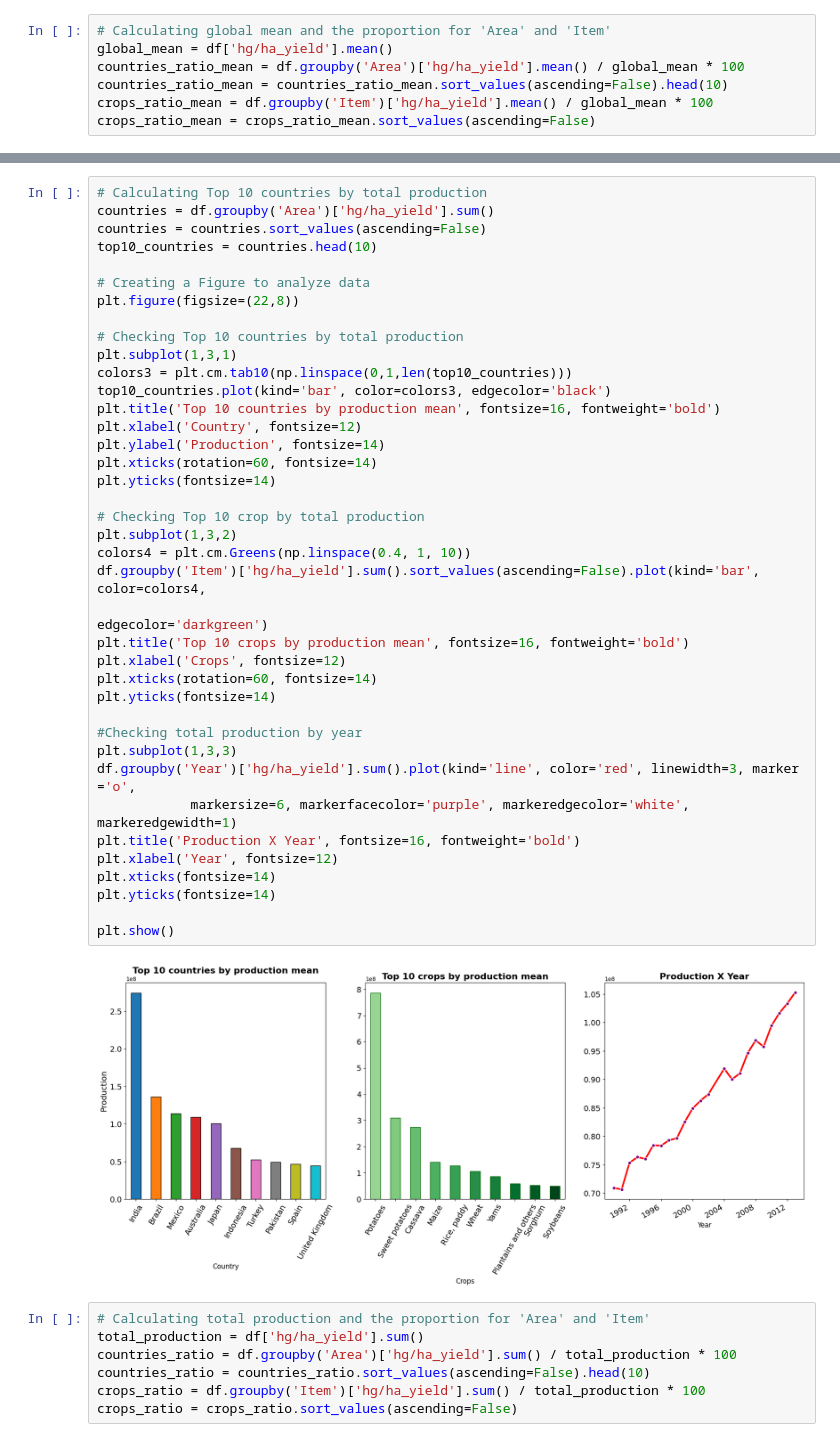
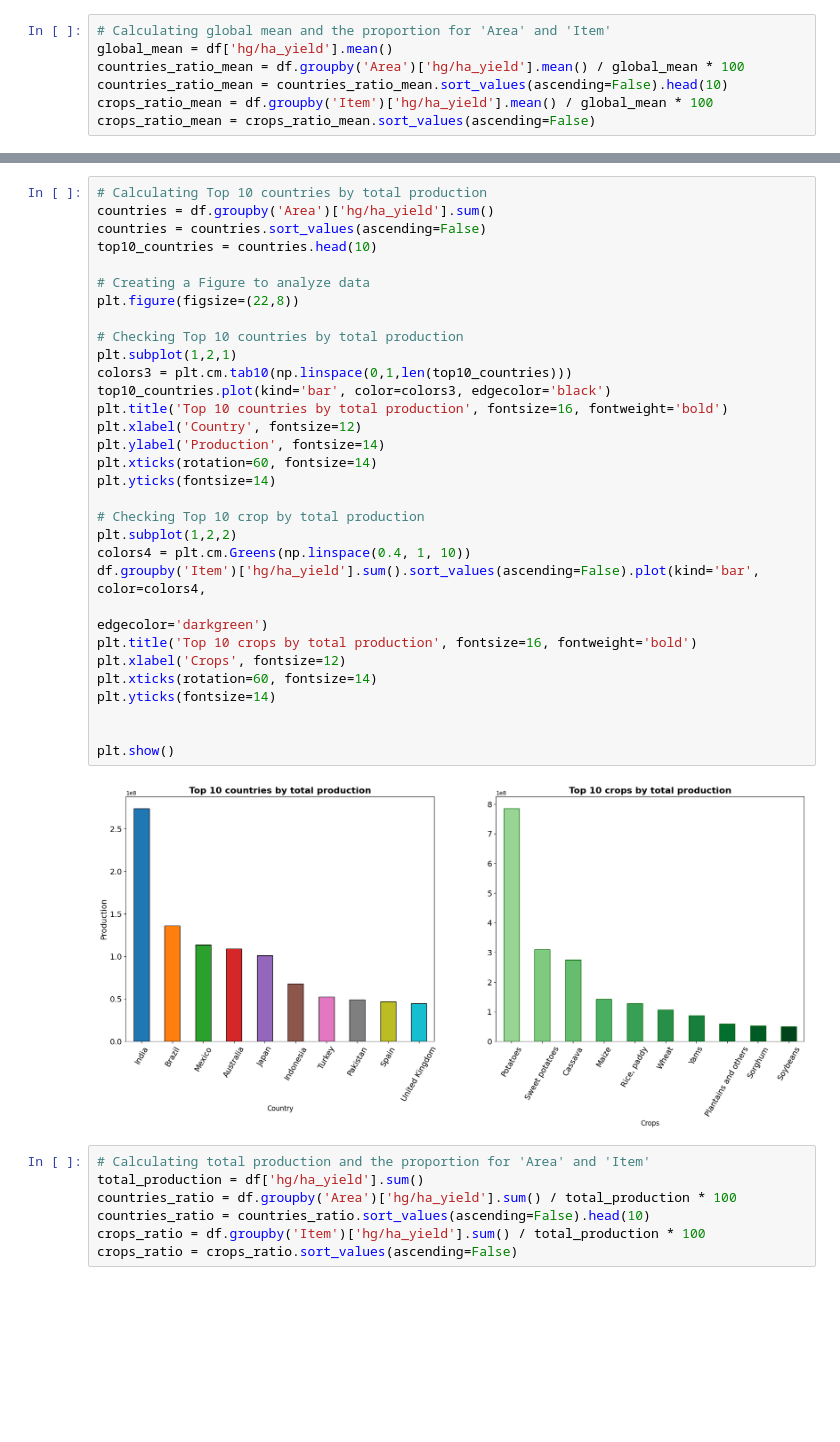
Before and after one commit to andrefpvalenga/crop-yeld-project, a Jupyter notebook: CropYeldPrediction.ipynb, the cells around one changed output, grey strips where cells are left out. Saved outputs shown, nothing was run; the diff lists cells and outputs as text; blank space fills up the shorter version.

```diff
--- a/CropYeldPrediction.ipynb
+++ b/CropYeldPrediction.ipynb
@@ -269,44 +262,36 @@ Name: hg/ha_yield, dtype: float64
 # %%
 # Calculating Top 10 countries by total production
 countries = df.groupby('Area')['hg/ha_yield'].sum()
 countries = countries.sort_values(ascending=False)
 top10_countries = countries.head(10)
 
 # Creating a Figure to analyze data
 plt.figure(figsize=(22,8))
 
 # Checking Top 10 countries by total production
-plt.subplot(1,3,1)
+plt.subplot(1,2,1)
 colors3 = plt.cm.tab10(np.linspace(0,1,len(top10_countries)))
 top10_countries.plot(kind='bar', color=colors3, edgecolor='black')
-plt.title('Top 10 countries by production mean', fontsize=16, fontweight='bold')
+plt.title('Top 10 countries by total production', fontsize=16, fontweight='bold')
 plt.xlabel('Country', fontsize=12)
 plt.ylabel('Production', fontsize=14)
 plt.xticks(rotation=60, fontsize=14)
 plt.yticks(fontsize=14)
 
 # Checking Top 10 crop by total production
-plt.subplot(1,3,2)
+plt.subplot(1,2,2)
 colors4 = plt.cm.Greens(np.linspace(0.4, 1, 10))
 df.groupby('Item')['hg/ha_yield'].sum().sort_values(ascending=False).plot(kind='bar', color=colors4,
                                                                            edgecolor='darkgreen')
-plt.title('Top 10 crops by production mean', fontsize=16, fontweight='bold')
+plt.title('Top 10 crops by total production', fontsize=16, fontweight='bold')
 plt.xlabel('Crops', fontsize=12)
 plt.xticks(rotation=60, fontsize=14)
 plt.yticks(fontsize=14)
 
-#Checking total production by year
-plt.subplot(1,3,3)
-df.groupby('Year')['hg/ha_yield'].sum().plot(kind='line', color='red', linewidth=3, marker ='o',
-            markersize=6, markerfacecolor='purple', markeredgecolor='white', markeredgewidth=1)
-plt.title('Production X Year', fontsize=16, fontweight='bold')
-plt.xlabel('Year', fontsize=12)
-plt.xticks(fontsize=14)
-plt.yticks(fontsize=14)
 
 plt.show()
 # %% [output]
-[figure, old version]
+[figure, new version]
 # %%
 # Calculating total production and the proportion for 'Area' and 'Item'
 total_production = df['hg/ha_yield'].sum()
```
Also changed, not shown: parts of 3 cells of this notebook.
